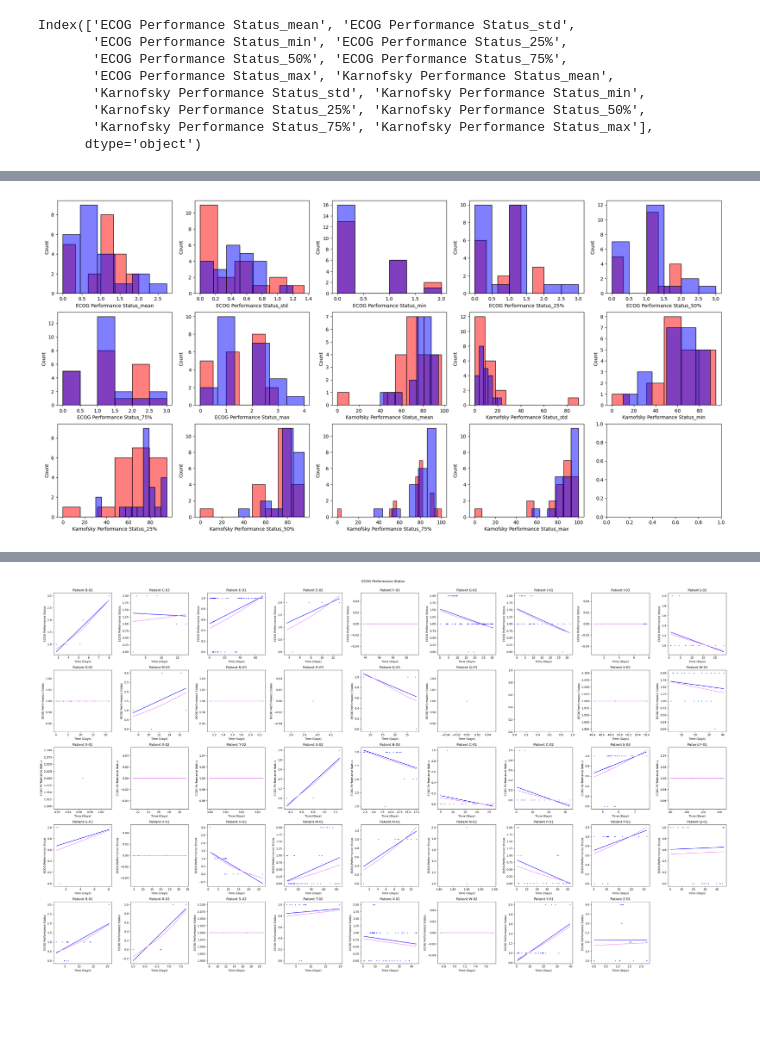
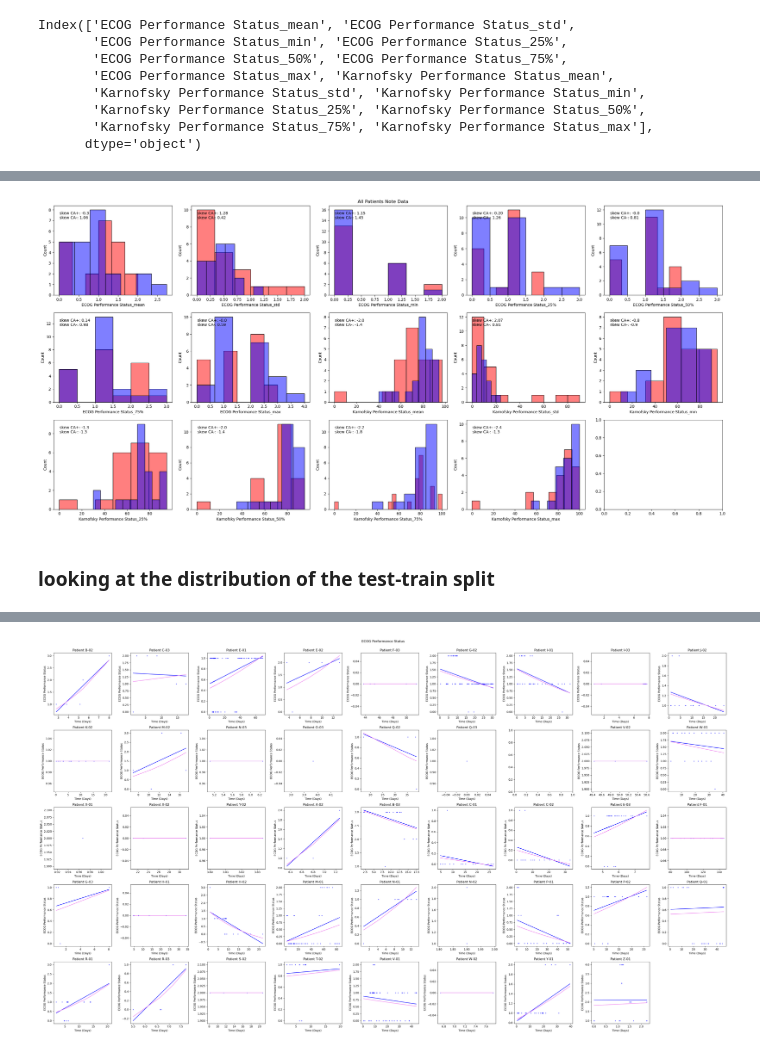
Before and after one commit to BisonCremer/cardiac-amyloidosis, a Jupyter notebook: 040_Mistic_2025/processing_data/StatsVisuals_2025-05-07.ipynb, the cells around one changed output, grey strips where cells are left out. Cells and saved outputs as stored; diff of their text form; code cells hidden in the pictures; blank space fills up the shorter version.

```diff
--- a/040_Mistic_2025/processing_data/StatsVisuals_2025-05-07.ipynb
+++ b/040_Mistic_2025/processing_data/StatsVisuals_2025-05-07.ipynb
@@ -20,8 +21,8 @@ import matplotlib.patches as mpatches
 starting_directory = os.getcwd()
 
 
-# machine_directory = 'C:/Users/mcremer' #the C and path to the project folder
-machine_directory = 'C:/Users/maega' #when working from home machine
+machine_directory = 'C:/Users/mcremer' #the C and path to the project folder
+# machine_directory = 'C:/Users/maega' #when working from home machine
 storage_directory = 'UFL Dropbox/Maegan Cremer/research-share/Maegan/Projects' #Local, HPG, or dropbox
 project_directory = 'Cardiac-Amyloidosis-Multiple-Myeloma' #project folder
 project_lv2_directory = '012 Processed Data/data-2024-06-05' #deeper part of project folder
@@ -131,4 +132,5 @@ for pt in ptDict.keys():
 
     #repeat for the note column
     ptNotes = ptDict[pt].MDnotes
-    ptDict[pt].MDnotes = ptNotes.loc[ptNotes[noteTimeColumn]>= 0].reset_index()
+    if not isinstance(ptNotes, bool):
+        ptDict[pt].MDnotes = ptNotes.loc[ptNotes[noteTimeColumn]>= 0].reset_index()
@@ -661,0 +704,13 @@ Index(['ECOG Performance Status_mean', 'ECOG Performance Status_std',
+# %%
+dict_shapeofNoteStats = {}
+for stat in ptNotesDescriptiveStats_df.columns:
+    skewPositive = skew(list(ptNotesDescriptiveStats_df[stat][listPositive]), axis = 0, bias= False)
+    skewNegative = skew(list(ptNotesDescriptiveStats_df[stat][listNegative]), axis = 0, bias= False)
+    skewAll =  skew(list(ptNotesDescriptiveStats_df[stat]), axis = 0, bias= False)
+    kurtosisPostive = kurtosis(list(ptNotesDescriptiveStats_df[stat][listPositive]), axis = 0, bias= False)
+    kurtosisNegative = kurtosis(list(ptNotesDescriptiveStats_df[stat][listNegative]), axis = 0, bias= False)
+    kurtosisAll =  kurtosis(list(ptNotesDescriptiveStats_df[stat]), axis = 0, bias= False)
+    dict_shapeofNoteStats[stat] = [skewAll, skewPositive, skewNegative, kurtosisAll, kurtosisPostive, kurtosisNegative]
+
+df_shapeofNoteStats = pd.DataFrame.from_dict(dict_shapeofNoteStats).T
+df_shapeofNoteStats.columns = ["skew all", "skew positive", "skew negative", 'kurtosis all', 'kurtosis positive', 'kurtosis negative']
@@ -662,12 +735,21 @@ Index(['ECOG Performance Status_mean', 'ECOG Performance Status_std',
 # %%
 cols = 5
 rows = 3
 fig, axes = plt.subplots(rows, cols, figsize=(25, rows * 4))
 axes = axes.flatten()  # Flatten the axes array for easy indexing
+fig.suptitle("All Patients Note Data")
 for i, stat in enumerate(ptNotesDescriptiveStats_df.columns):
     ax = axes[i]
     #histograms
     sns.histplot(ptNotesDescriptiveStats_df[stat][listPositive], color='red', alpha = 0.5, ax= ax)
     sns.histplot(ptNotesDescriptiveStats_df[stat][listNegative], color='blue', alpha = 0.5, ax = ax)
+
+    ax.annotate("skew CA+: " + str(df_shapeofNoteStats['skew positive'][stat])[:4] + "\nskew CA-: " + str(df_shapeofNoteStats['skew negative'][stat])[:4], xy = (0.05,0.85),
+                xycoords = 'axes fraction')
+
+plt.tight_layout()
+plt.show()
 # %% [output]
-[figure, old version]
+[figure, new version]
+# %% [markdown]
+### looking at the distribution of the test-train split
```
Also changed, not shown: parts of 19 cells of this notebook.
